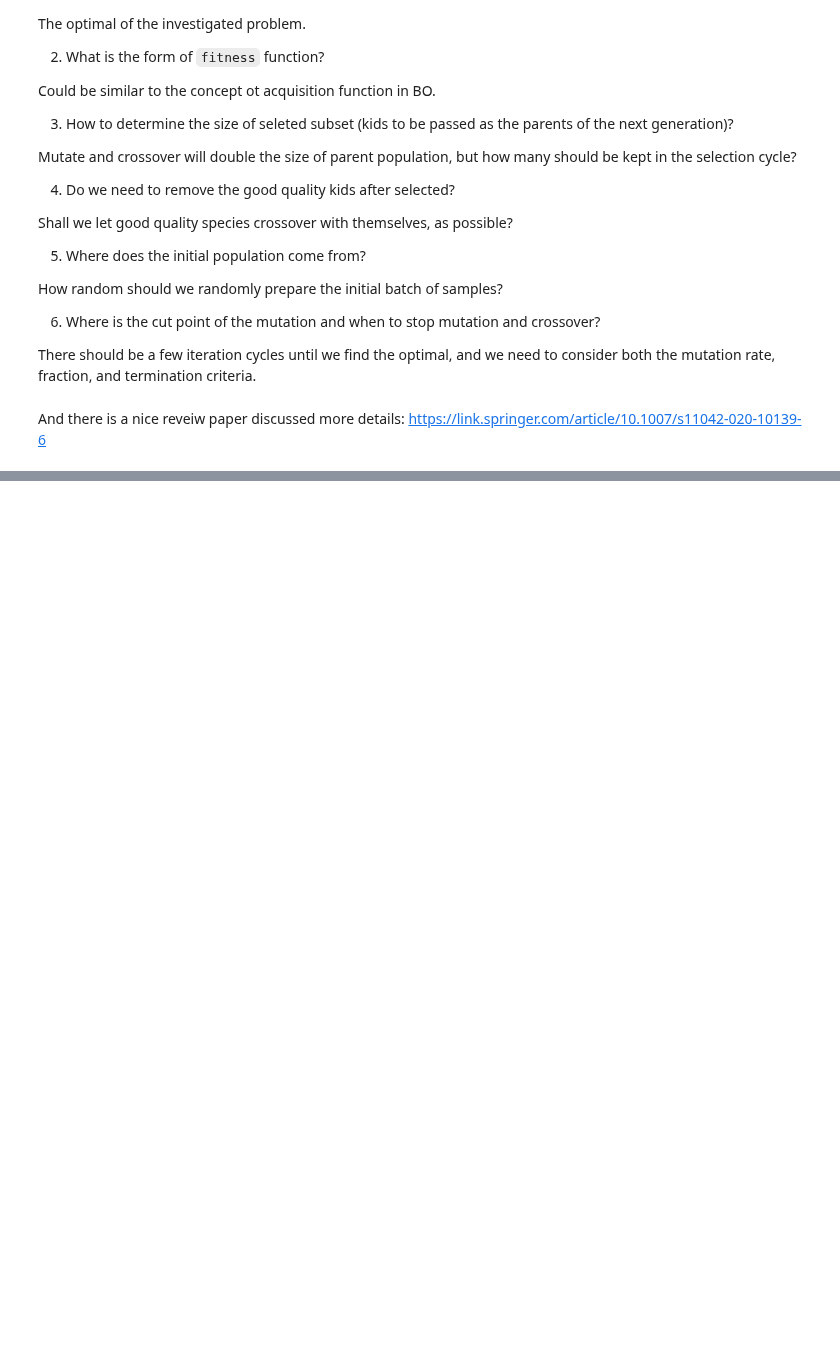
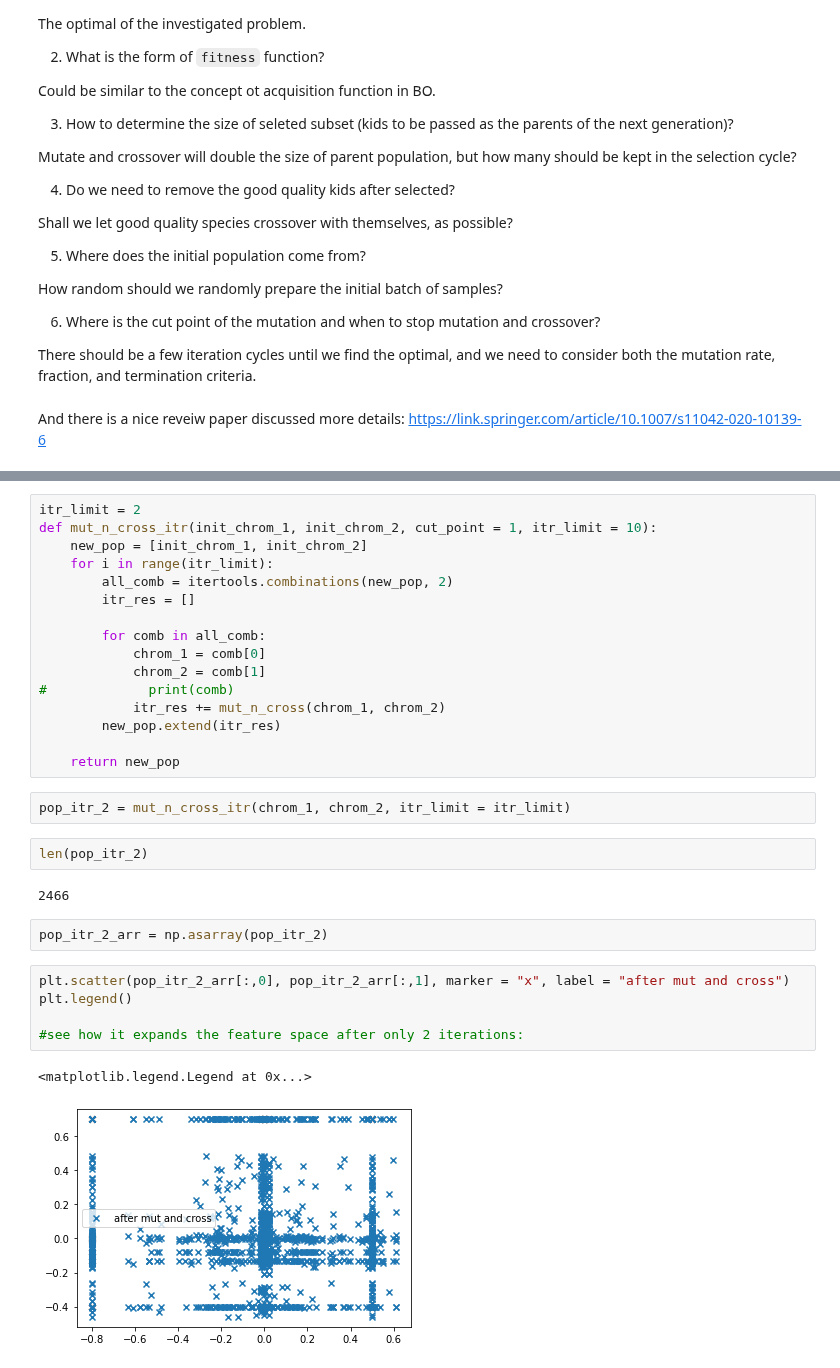
Before and after one commit to xueannafang/learn_opt, a Jupyter notebook: learn_GeneticAlgorithm.ipynb, the cells around one changed output, grey strips where cells are left out. Cells and saved outputs as stored; diff of their text form; blank space fills up the shorter version.

```diff
--- a/learn_GeneticAlgorithm.ipynb
+++ b/learn_GeneticAlgorithm.ipynb
@@ -597,0 +689,32 @@ And there is a nice reveiw paper discussed more details: https://link.springer.c
+# %%
+itr_limit = 2
+def mut_n_cross_itr(init_chrom_1, init_chrom_2, cut_point = 1, itr_limit = 10):
+    new_pop = [init_chrom_1, init_chrom_2]
+    for i in range(itr_limit):
+        all_comb = itertools.combinations(new_pop, 2)
+        itr_res = []
+
+        for comb in all_comb:
+            chrom_1 = comb[0]
+            chrom_2 = comb[1]
+#             print(comb)
+            itr_res += mut_n_cross(chrom_1, chrom_2)
+        new_pop.extend(itr_res)
+
+    return new_pop
+# %%
+pop_itr_2 = mut_n_cross_itr(chrom_1, chrom_2, itr_limit = itr_limit)
+# %%
+len(pop_itr_2)
+# %% [output]
+2466
+# %%
+pop_itr_2_arr = np.asarray(pop_itr_2)
+# %%
+plt.scatter(pop_itr_2_arr[:,0], pop_itr_2_arr[:,1], marker = "x", label = "after mut and cross")
+plt.legend()
+
+#see how it expands the feature space after only 2 iterations:
+# %% [output]
+<matplotlib.legend.Legend at 0x...>
+[figure, added]
```
Also changed, not shown: parts of 12 cells of this notebook.
